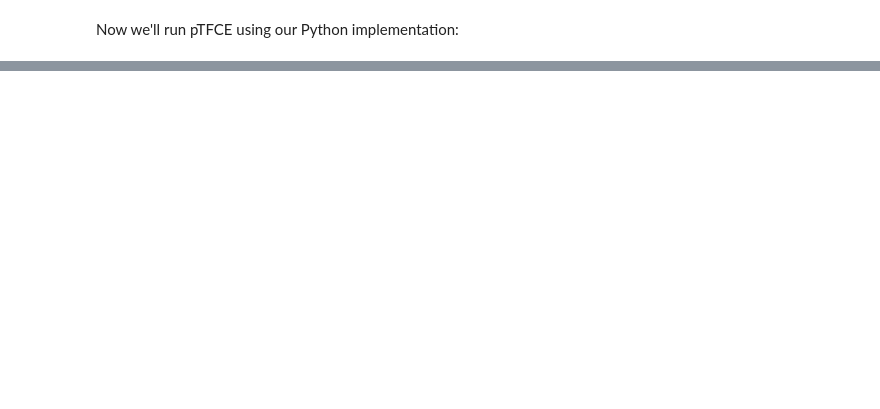
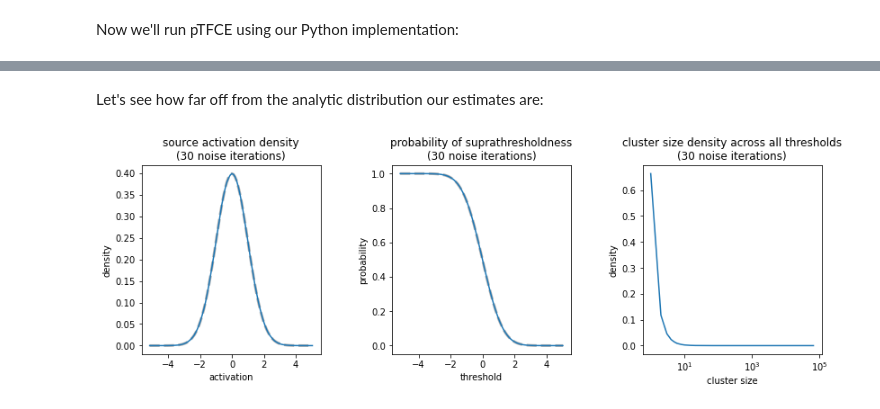
Before and after one commit to drammock/ptfce, a Jupyter notebook: comparison-GRF-sim.ipynb, the cells around one changed output, grey strips where cells are left out. Cells and saved outputs as stored; diff of their text form; code cells hidden in the pictures; blank space fills up the shorter version.

```diff
--- a/comparison-GRF-sim.ipynb
+++ b/comparison-GRF-sim.ipynb
@@ -136,0 +168,8 @@ fig.colorbar(ax.images[0], ax=axs, shrink=0.5, label='z-score')
+# %% [markdown]
+Let's see how far off from the analytic distribution our estimates are:
+# %%
+fig = plot_null_distr(
+    _noise, n_iter, source_activation_density_func, cluster_size_density_func,
+    all_noise_cluster_sizes, compare='normal')
+# %% [output]
+[figure, added]
```
Also changed, not shown: parts of 15 cells of this notebook.
